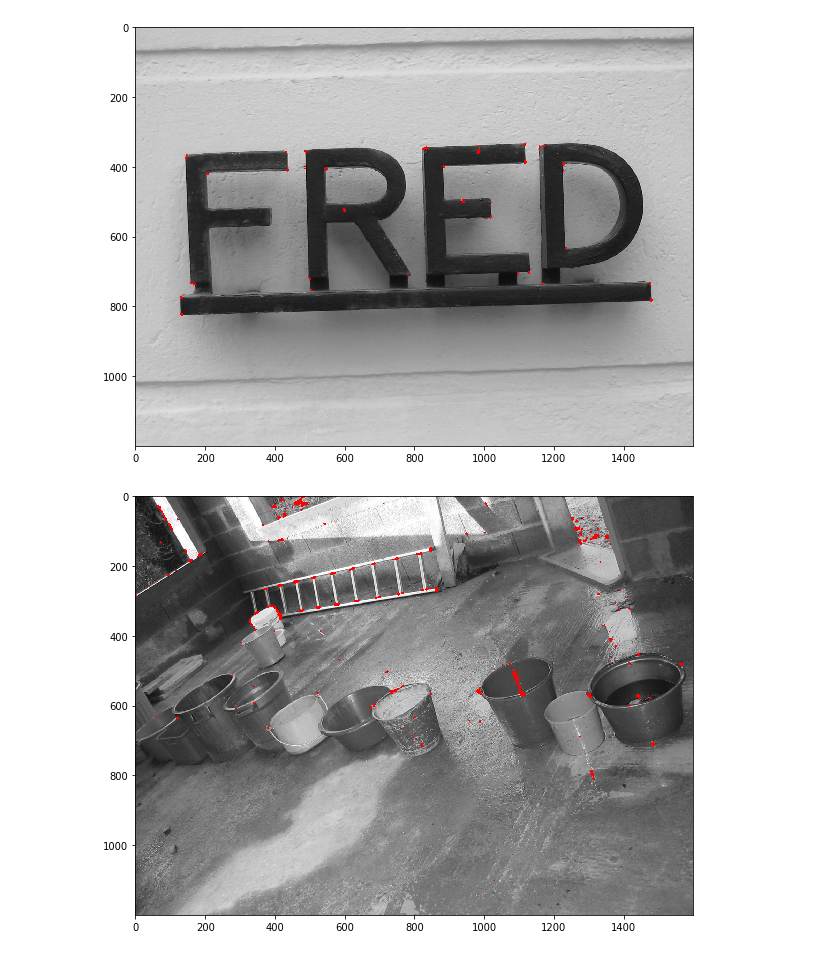
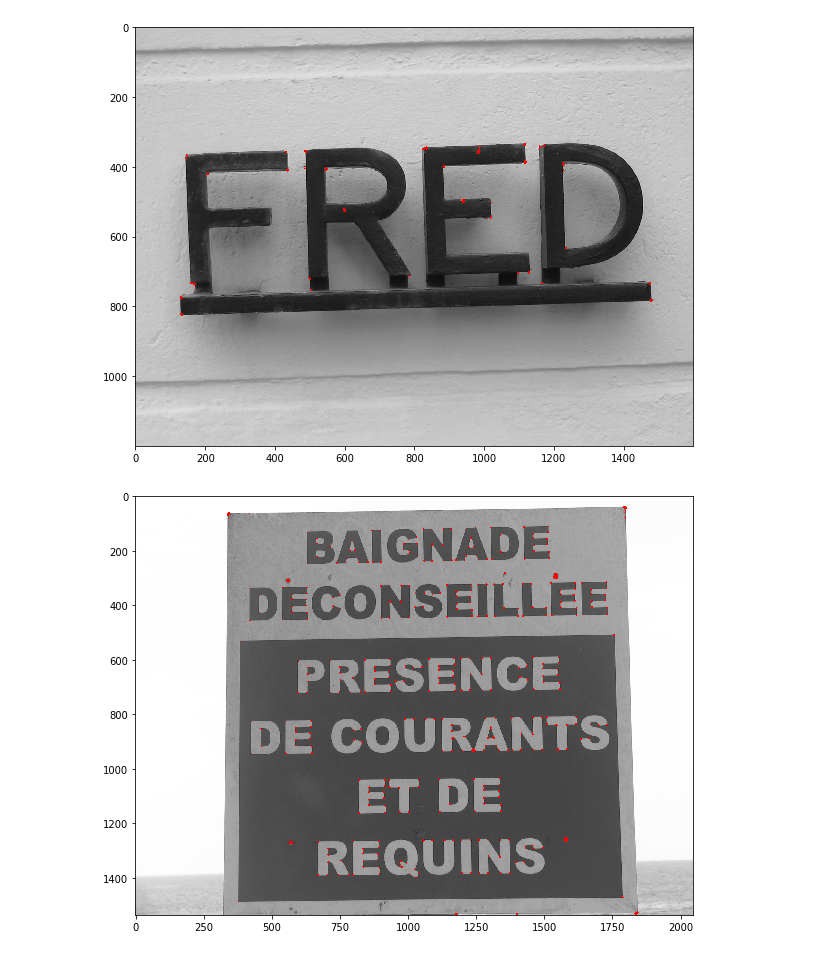
Before and after one commit to epignatelli/scalable-recognition-with-a-vocabulary-tree, a Jupyter notebook: Keypoint detectors.ipynb, the cells around one changed output. Saved outputs shown, nothing was run; the diff lists cells and outputs as text; code cells hidden in the pictures.

```diff
--- a/Keypoint detectors.ipynb
+++ b/Keypoint detectors.ipynb
@@ -47,9 +48,9 @@ class Dataset():
         print(self.all_images[:5])
 
     def get_image_by_name(self, image_name=None, gray=True):
-        image = cv.imread(self.path + '/' + image_name)
+        image = cv2.imread(self.path + '/' + image_name)
         if gray:
-            gray = cv.cvtColor(image,cv.COLOR_BGR2GRAY)
+            gray = cv2.cvtColor(image,cv2.COLOR_BGR2GRAY)
             return np.float32(gray)
         else:
             return image
@@ -63,7 +64,3 @@ def show_image(img):
 
 
 dataset = Dataset()
-
-# Loading and displaying an image
-img = dataset.get_image_by_name('110901.jpg')
-show_image(img)
@@ -123,28 +124,29 @@ plt.show()
 # %%
 def get_corners(img):
-    sobelx = cv.Sobel(img,cv.CV_64F,1,0,ksize=5)
-    sobely = cv.Sobel(img,cv.CV_64F,0,1,ksize=5)
+    sobelx = cv2.Sobel(img,cv2.CV_64F,1,0,ksize=5)
+    sobely = cv2.Sobel(img,cv2.CV_64F,0,1,ksize=5)
 
-    sobelx2 = cv.GaussianBlur(sobelx**2,(15,15),0)
+    sobelx2 = cv2.GaussianBlur(sobelx**2,(15,15),0)
 
     ####### TO DO BY STUDENT ########
-    sobely2 = cv.GaussianBlur(sobely**2,(15,15),0)
+    sobely2 = cv2.GaussianBlur(sobely**2,(15,15),0)
 
     sq = sobelx2*sobely2
 
-    mix = cv.GaussianBlur(sobelx*sobely,(15,15),0)**2
-    sumgrad = cv.add(
-        cv.GaussianBlur(sobelx,(15,15),0),
-        cv.GaussianBlur(sobely,(15,15),0)
+    mix = cv2.GaussianBlur(sobelx*sobely,(15,15),0)**2
+    sumgrad = cv2.add(
+        cv2.GaussianBlur(sobelx,(15,15),0),
+        cv2.GaussianBlur(sobely,(15,15),0)
     )
-    sumgrad2 = cv.multiply(sumgrad,sumgrad)
+    sumgrad2 = cv2.multiply(sumgrad,sumgrad)
     R = sq - mix - 0.1*sumgrad2
+    binary_map_of_corners = R > 0.05*R.max()
     ##################################
 
-    return R>0.05*R.max()
+    return binary_map_of_corners
 
 def show_corners_on_image(img, corners):
-    img_3channels = cv.cvtColor(img/255,cv.COLOR_GRAY2RGB)
+    img_3channels = cv2.cvtColor(img/255,cv2.COLOR_GRAY2RGB)
     img_3channels[corners]=[1,0,0]
     show_image(img_3channels)
     plt.show()
@@ -165,8 +167,8 @@ show_corners_on_image(img,dst)
 [figure]
 # %%
 # Try on new image, show that not very good
-img = dataset.get_image_by_name('124400.jpg')
+img = dataset.get_image_by_name('106001.jpg')
 show_corners_on_image(img,get_corners(img))
 # %% [output]
-[figure, old version]
+[figure, new version]
 # %%
```
Also changed, not shown: parts of 10 cells of this notebook.
